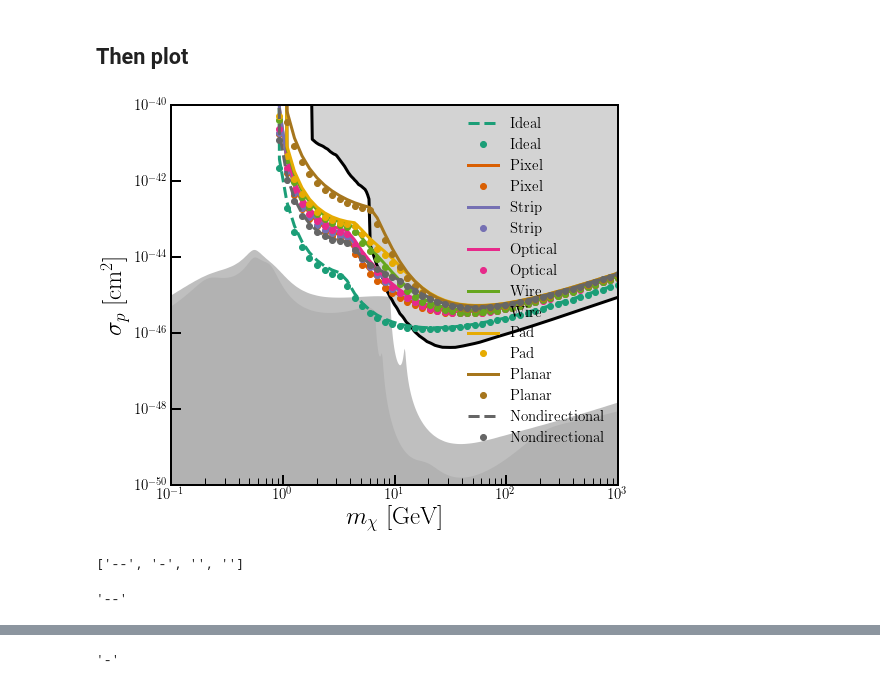
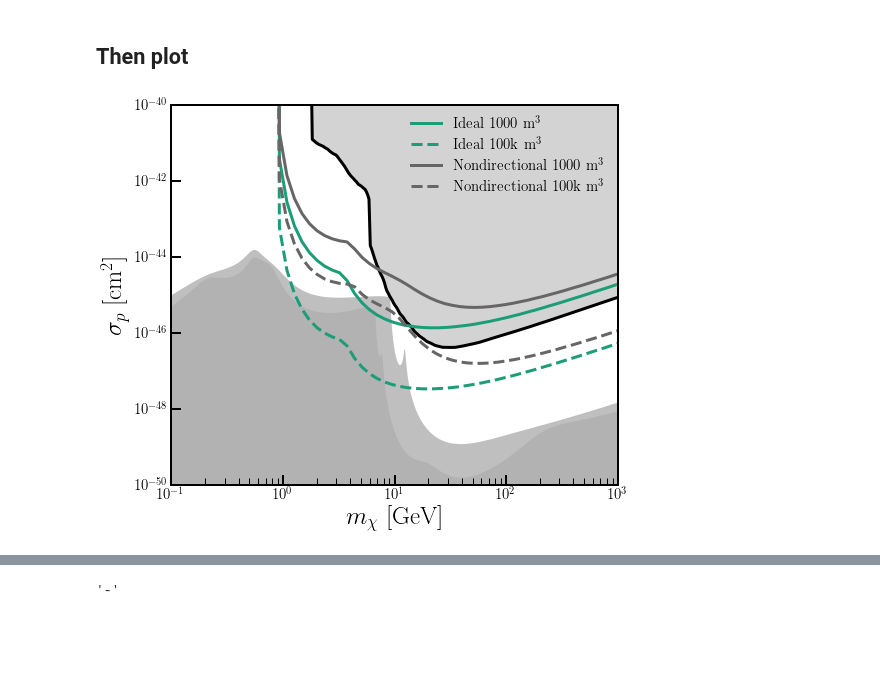
Before and after one commit to cajohare/CYGNUS, a Jupyter notebook: python/Plot_SI_limits.ipynb, the cells around one changed output, grey strips where cells are left out. Drawn from its saved outputs; the diff is of its cells as text; code cells hidden in the pictures; blank space fills up the shorter version.

```diff
--- a/python/Plot_SI_limits.ipynb
+++ b/python/Plot_SI_limits.ipynb
@@ -25,23 +25,19 @@ fname[7] ="Nondirectional"
 data_all = zeros(shape=(8,50))
 data_all1 = zeros(shape=(8,50))
 
-ii = 0
 for i in range(0,8):
     data = loadtxt("../data/CYGNUS1000-"+fname[i]+".txt")
     m,F,He = data[0,:], data[1,:], data[2,:]
     He[He==0] = 1
     F[F==0] = 1 # set all zeros to large number so minimum() can find interpolate between He and F
-    data_all[ii,:] = minimum(He,F)
-    ii = ii+1
+    data_all[i,:] = minimum(He,F)
 
-ii = 0
-for i in range(0,8):
-    data = loadtxt("test/CYGNUS1000-"+fname[i]+".txt")
+for i in [0,1,7]:
+    data = loadtxt("../data/CYGNUS100k-"+fname[i]+".txt")
     m1,F,He = data[0,:], data[1,:], data[2,:]
     He[He==0] = 1
     F[F==0] = 1 # set all zeros to large number so minimum() can find interpolate between He and F
-    data_all1[ii,:] = minimum(He,F)
-    ii = ii+1
+    data_all1[i,:] = minimum(He,F)
 
 
 # 2018 Current limits
@@ -91,43 +87,35 @@ lsty[1] ="-"
 lsty[2] ="-"
 lsty[3] ="-"
 lsty[4] ="-"
 lsty[5] ="-"
 lsty[6] ="-"
 lsty[7] ="--"
 # Plot lines
-for i in range(0,8):
-    plt.loglog(m,data_all[i,:],lsty[i],color=col[i,:],linewidth=3,label=fname[i])
-    plt.loglog(m1,data_all1[i,:],'o',color=col[i,:],linewidth=3,label=fname[i])
+for i in [0,7]:
+    plt.loglog(m,data_all[i,:],'-',color=col[i,:],linewidth=3,label=fname[i]+r" 1000 m$^3$")
+    plt.loglog(m1,data_all1[i,:],'--',color=col[i,:],linewidth=3,label=fname[i]+r" 100k m$^3$")
 
 
 
 # Labels
 plt.legend(loc='upper right',fontsize=15,frameon=False)
 plt.xlabel(r"$m_\chi$ [GeV]",fontsize=25)
 plt.ylabel(r"$\sigma_p$ [cm$^2$]",fontsize=25)
 
 # Limits
 ax.set_xlim(left=xmin, right=xmax)
 ax.set_ylim(bottom=ymin, top=ymax)
 
 
 # Style
 plt.rc('text', usetex=True)
 plt.rc('font', family='serif')
 plt.xticks(fontsize=15)
 plt.yticks(fontsize=15)
 ax.tick_params(which='major',direction='in',width=2,length=10)
 ax.tick_params(which='minor',direction='in',width=1,length=7)
 
 plt.show()
-#fig.savefig('../plots/Cygnus-SI.pdf')
+fig.savefig('../plots/Cygnus-SI-example.pdf')
 # %% [output]
-[figure, old version]
+[figure, new version]
-# %%
-lsty
-# %% [output]
-['--', '-', '', '']
-# %%
-lsty[0]
-# %% [output]
-'--'
```
Also changed, not shown: parts of 2 cells of this notebook, 8 other files.
